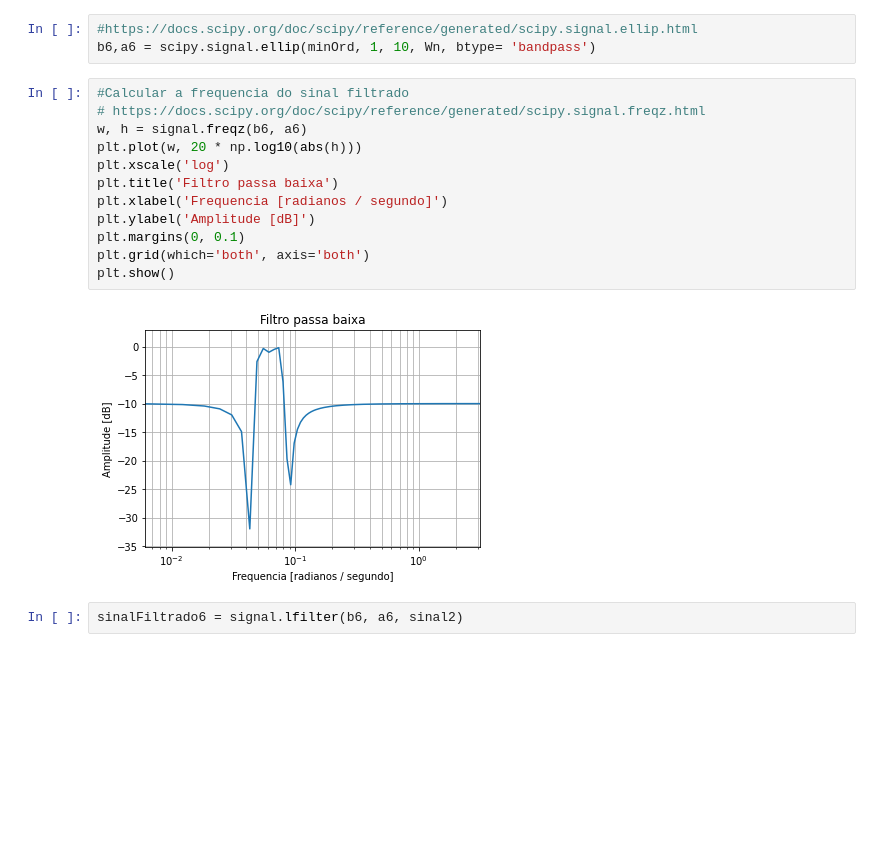
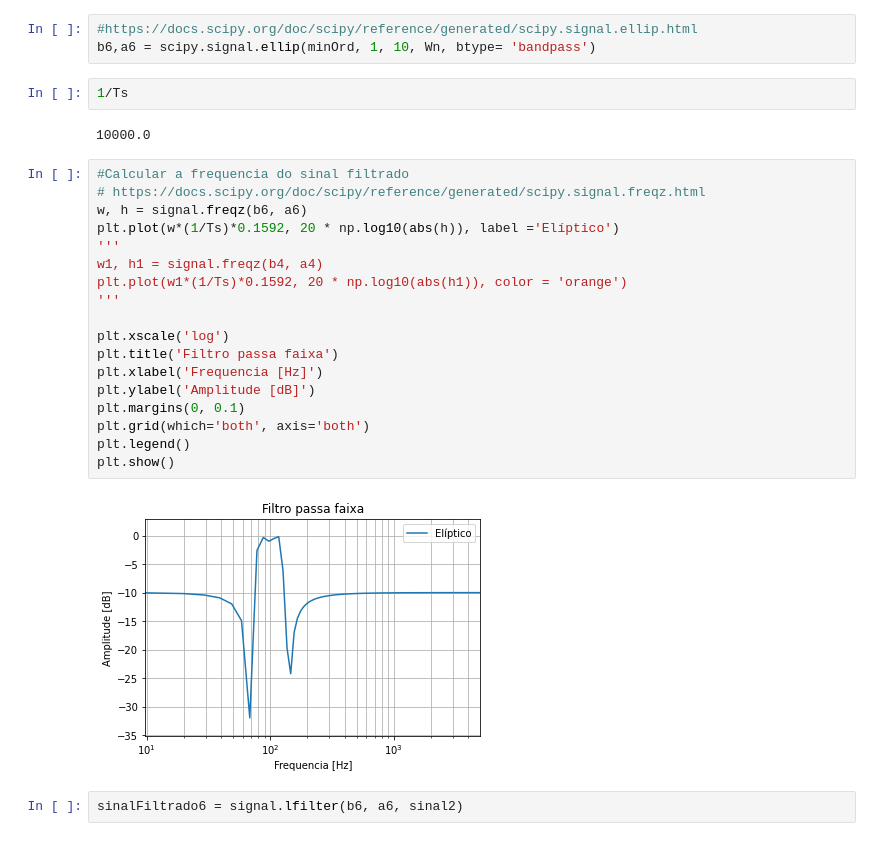
Before and after one commit to JoaoYukio/PCO119, a Jupyter notebook: Atividade 7/Atividade7.ipynb, the cells around one changed output. Saved outputs shown, nothing was run; the diff lists cells and outputs as text; blank space fills up the shorter version.

```diff
--- a/Atividade 7/Atividade7.ipynb
+++ b/Atividade 7/Atividade7.ipynb
@@ -325,20 +326,30 @@ minOrd, Wn = scipy.signal.ellipord([80/5000,120/5000], [60/5000,140/5000],1,10,
 # %%
 #https://docs.scipy.org/doc/scipy/reference/generated/scipy.signal.ellip.html
 b6,a6 = scipy.signal.ellip(minOrd, 1, 10, Wn, btype= 'bandpass')
+# %%
+1/Ts
+# %% [output]
+10000.0
 # %%
 #Calcular a frequencia do sinal filtrado
 # https://docs.scipy.org/doc/scipy/reference/generated/scipy.signal.freqz.html
 w, h = signal.freqz(b6, a6)
-plt.plot(w, 20 * np.log10(abs(h)))
+plt.plot(w*(1/Ts)*0.1592, 20 * np.log10(abs(h)), label ='Elíptico')
+'''
+w1, h1 = signal.freqz(b4, a4)
+plt.plot(w1*(1/Ts)*0.1592, 20 * np.log10(abs(h1)), color = 'orange')
+'''
+
 plt.xscale('log')
-plt.title('Filtro passa baixa')
-plt.xlabel('Frequencia [radianos / segundo]')
+plt.title('Filtro passa faixa')
+plt.xlabel('Frequencia [Hz]')
 plt.ylabel('Amplitude [dB]')
 plt.margins(0, 0.1)
 plt.grid(which='both', axis='both')
+plt.legend()
 plt.show()
 # %% [output]
-[figure, old version]
+[figure, new version]
 # %%
 sinalFiltrado6 = signal.lfilter(b6, a6, sinal2)
 # %%
```
Also changed, not shown: parts of 28 cells of this notebook, 14 other files.
